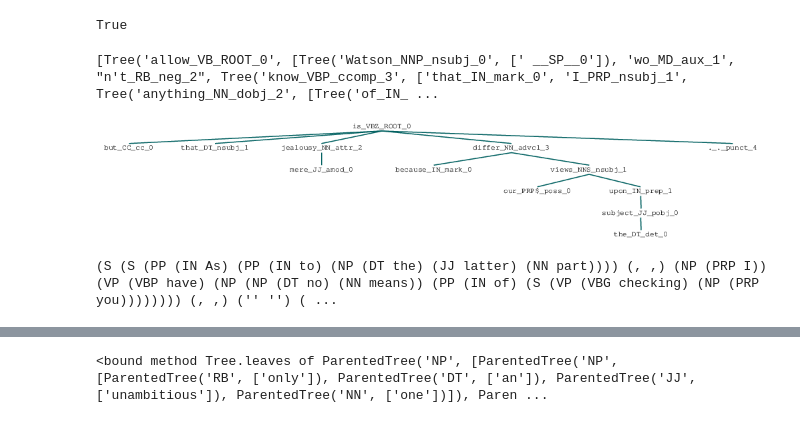
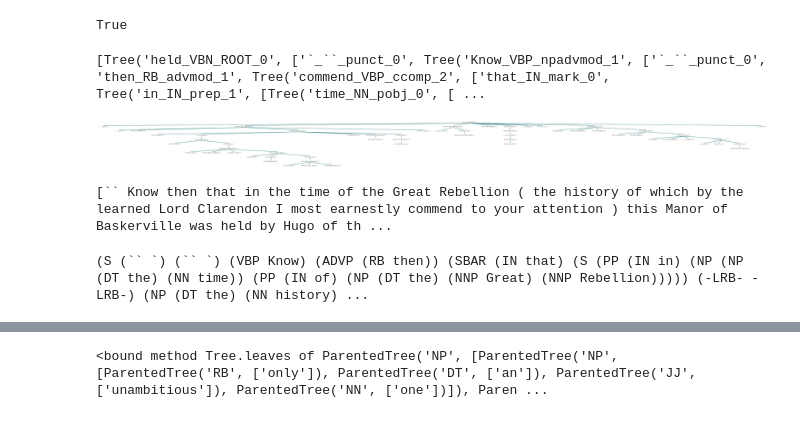
Before and after one commit to thak123/nooj-grammer-negation, a Jupyter notebook: notebooks/Rule_creation_nooj.ipynb, the cells around one changed output, grey strips where cells are left out. Drawn from its saved outputs; the diff is of its cells as text; code cells hidden in the pictures.

```diff
--- a/notebooks/Rule_creation_nooj.ipynb
+++ b/notebooks/Rule_creation_nooj.ipynb
@@ -48,10 +46,16 @@ text =" Watson wo n't allow that I know anything of art but that is mere jealous
+# %%
+text ="`` Know then that in the time of the Great Rebellion ( the history of which by the learned Lord Clarendon I most earnestly commend to your attention ) this Manor of Baskerville was held by Hugo of that name , nor can it be gainsaid that he was a most wild , profane , and godless man ."
 # %%
 trees = nltk_spacy_tree(text)
 # %% [output]
-[Tree('allow_VB_ROOT_0', [Tree('Watson_NNP_nsubj_0', [' __SP__0']), 'wo_MD_aux_1', "n't_RB_neg_2", Tree('know_VBP_ccomp_3', ['that_IN_mark_0', 'I_PRP_nsubj_1', Tree('anything_NN_dobj_2', [Tree('of_IN_ ...
+[Tree('held_VBN_ROOT_0', ['`_``_punct_0', Tree('Know_VBP_npadvmod_1', ['`_``_punct_0', 'then_RB_advmod_1', Tree('commend_VBP_ccomp_2', ['that_IN_mark_0', Tree('in_IN_prep_1', [Tree('time_NN_pobj_0', [ ...
 # %%
-trees[1]
+trees[0]
 # %% [output]
-[figure, old version]
+[figure, new version]
 # %%
 doc = nlp(text)
+# %%
+list(doc.sents)
+# %% [output]
+[`` Know then that in the time of the Great Rebellion ( the history of which by the learned Lord Clarendon I most earnestly commend to your attention ) this Manor of Baskerville was held by Hugo of th ...
@@ -61,7 +67,7 @@ print(sent._.parse_string)
 # print(sent._.labels)
 # print(list(sent._.children)[0])
 # %% [output]
-(S (S (PP (IN As) (PP (IN to) (NP (DT the) (JJ latter) (NN part)))) (, ,) (NP (PRP I)) (VP (VBP have) (NP (NP (DT no) (NN means)) (PP (IN of) (S (VP (VBG checking) (NP (PRP you)))))))) (, ,) ('' '') ( ...
+(S (`` `) (`` `) (VBP Know) (ADVP (RB then)) (SBAR (IN that) (S (PP (IN in) (NP (NP (DT the) (NN time)) (PP (IN of) (NP (DT the) (NNP Great) (NNP Rebellion))))) (-LRB- -LRB-) (NP (DT the) (NN history) ...
 # %%
 # for chunk in doc.noun_chunks:
 #     print(chunk.text, chunk.root.text, chunk.root.dep_, chunk.root.head.text)
```
Also changed, not shown: parts of 5 cells of this notebook, 9 other files.
